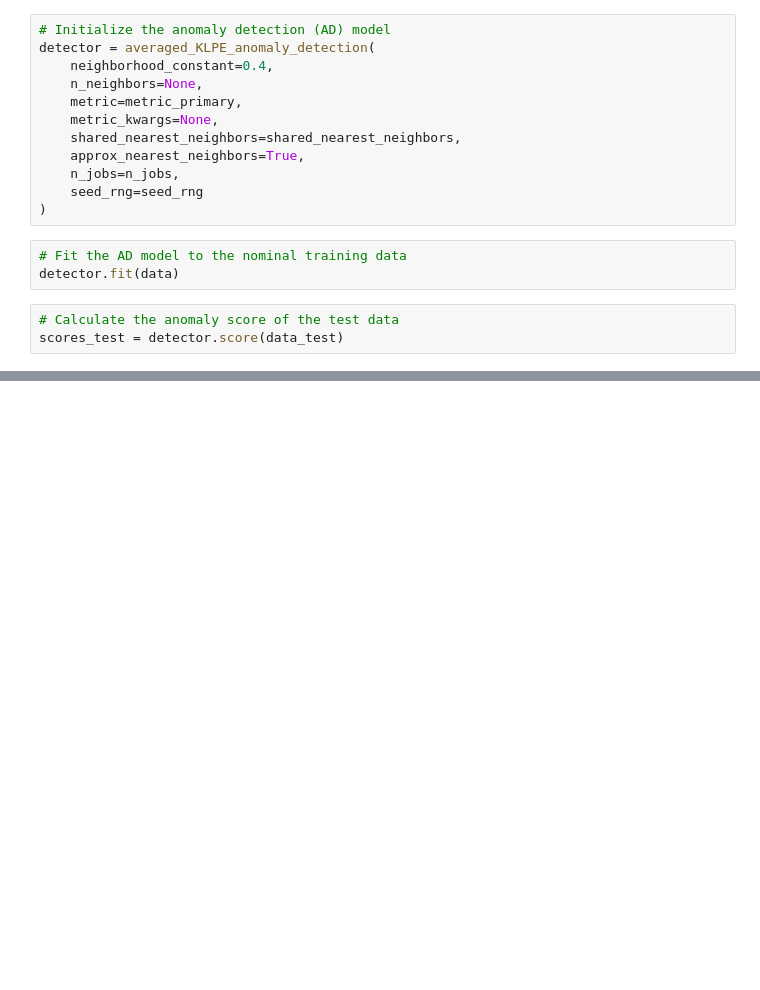
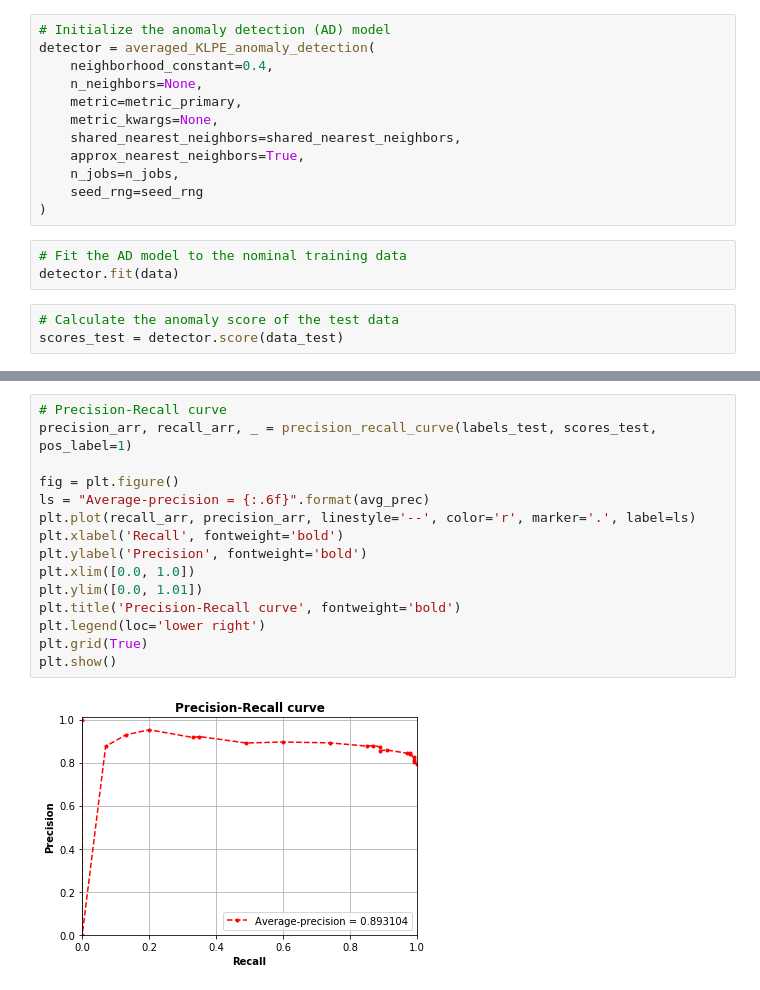
Before and after one commit to jayaram-r/KNN-anomaly-detection, a Jupyter notebook: test_localized_pvalue_estimation.ipynb, the cells around one changed output, grey strips where cells are left out. Cells and saved outputs as stored; diff of their text form; blank space fills up the shorter version.

```diff
--- a/test_localized_pvalue_estimation.ipynb
+++ b/test_localized_pvalue_estimation.ipynb
@@ -112,0 +135,17 @@ TPR, FPR
+# %%
+# Precision-Recall curve
+precision_arr, recall_arr, _ = precision_recall_curve(labels_test, scores_test, pos_label=1)
+
+fig = plt.figure()
+ls = "Average-precision = {:.6f}".format(avg_prec)
+plt.plot(recall_arr, precision_arr, linestyle='--', color='r', marker='.', label=ls)
+plt.xlabel('Recall', fontweight='bold')
+plt.ylabel('Precision', fontweight='bold')
+plt.xlim([0.0, 1.0])
+plt.ylim([0.0, 1.01])
+plt.title('Precision-Recall curve', fontweight='bold')
+plt.legend(loc='lower right')
+plt.grid(True)
+plt.show()
+# %% [output]
+[figure, added]
```
Also changed, not shown: parts of 5 cells of this notebook.
